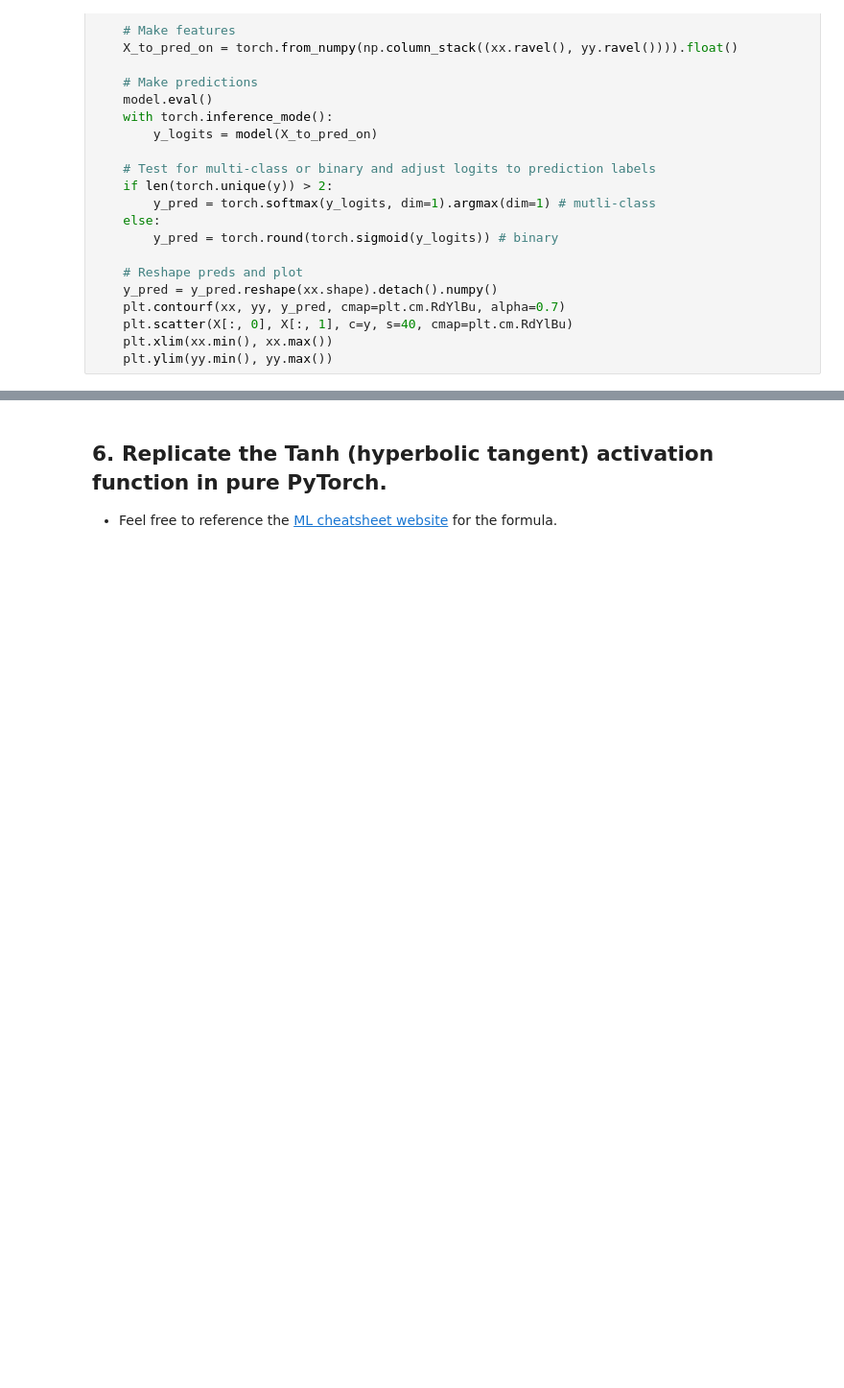
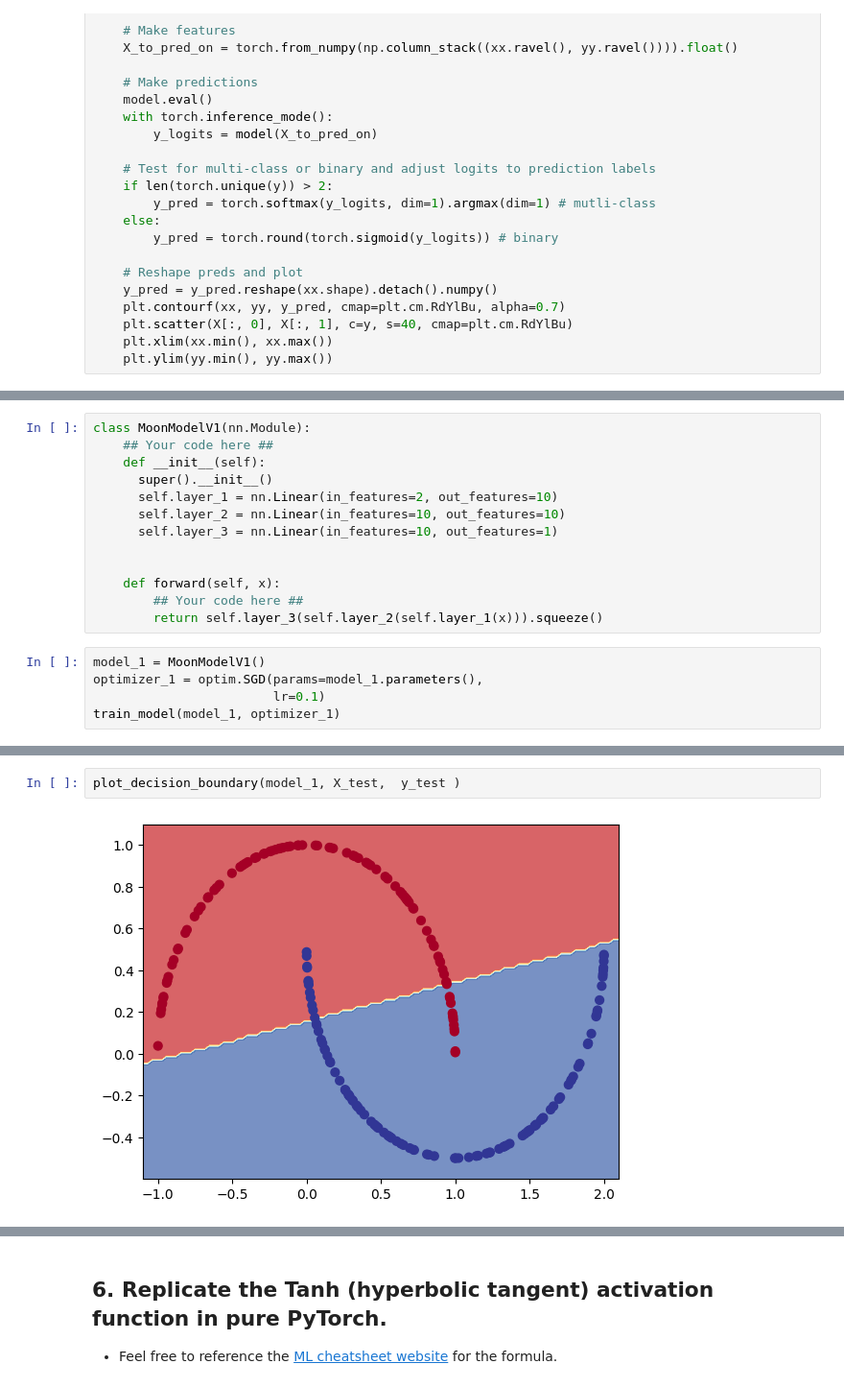
Before and after one commit to gsimassouza/pytorch-deep-learning, a Jupyter notebook: extras/exercises/02_pytorch_classification_exercises.ipynb, the cells around one changed output, grey strips where cells are left out. Shown at 96% size. Cells and saved outputs as stored; diff of their text form; blank space fills up the shorter version.

Commit message:
classifying non-linear dataset

```diff
--- a/extras/exercises/02_pytorch_classification_exercises.ipynb
+++ b/extras/exercises/02_pytorch_classification_exercises.ipynb
@@ -249,0 +351,18 @@ def plot_decision_boundary(model, X, y):
+# %%
+class MoonModelV1(nn.Module):
+    ## Your code here ##
+    def __init__(self):
+      super().__init__()
+      self.layer_1 = nn.Linear(in_features=2, out_features=10)
+      self.layer_2 = nn.Linear(in_features=10, out_features=10)
+      self.layer_3 = nn.Linear(in_features=10, out_features=1)
+
+
+    def forward(self, x):
+        ## Your code here ##
+        return self.layer_3(self.layer_2(self.layer_1(x))).squeeze()
+# %%
+model_1 = MoonModelV1()
+optimizer_1 = optim.SGD(params=model_1.parameters(),
+                        lr=0.1)
+train_model(model_1, optimizer_1)
@@ -249,0 +380,4 @@ def plot_decision_boundary(model, X, y):
+# %%
+plot_decision_boundary(model_1, X_test,  y_test )
+# %% [output]
+[figure, added]
```
Also changed, not shown: parts of 22 cells of this notebook.
